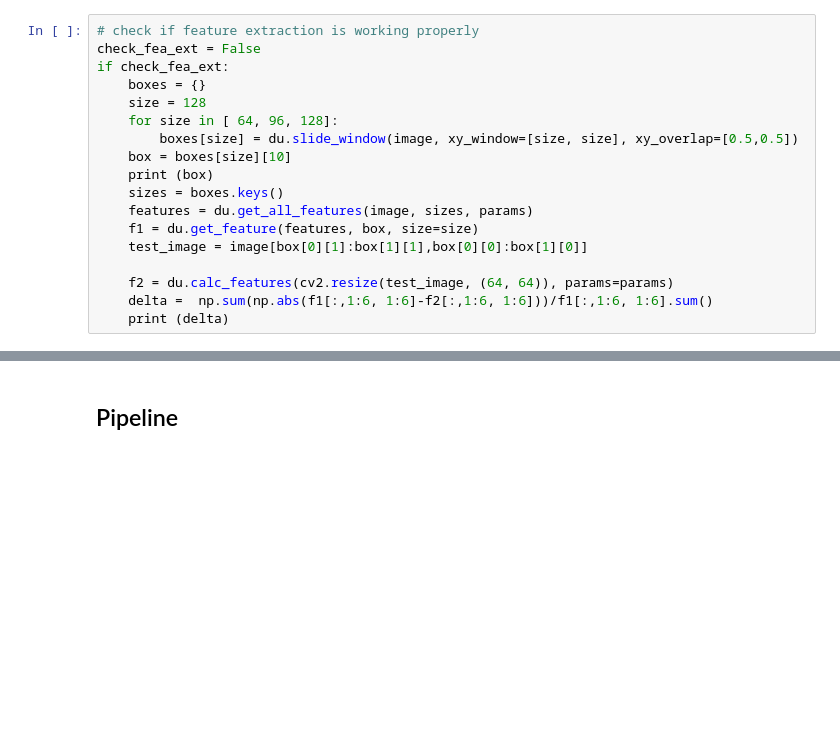
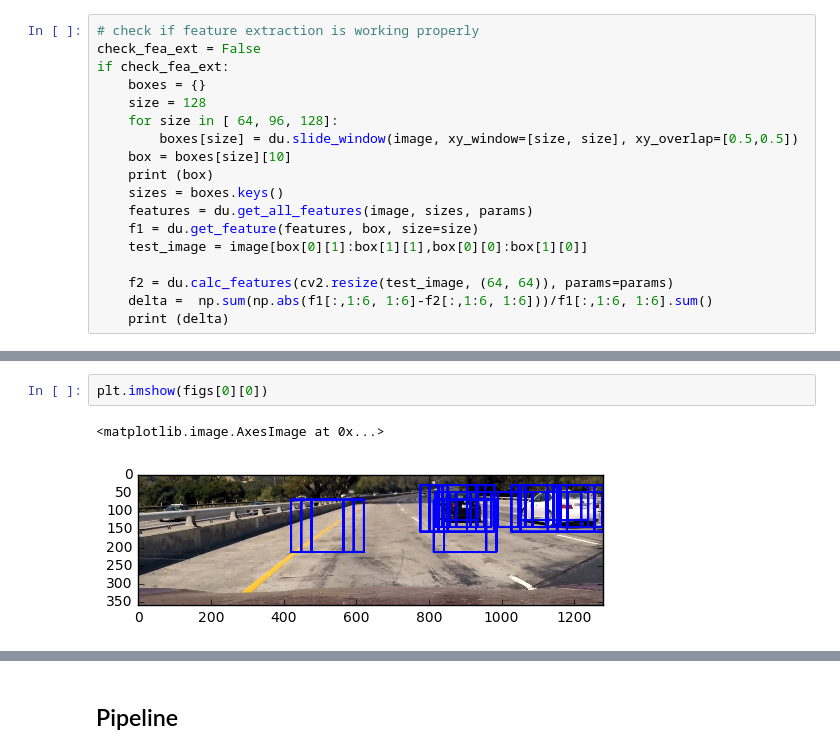
Before and after one commit to pzawadzk/Vehicle-Detection, a Jupyter notebook: Car-Detection.ipynb, the cells around one changed output, grey strips where cells are left out. Saved outputs shown, nothing was run; the diff lists cells and outputs as text; blank space fills up the shorter version.

```diff
--- a/Car-Detection.ipynb
+++ b/Car-Detection.ipynb
@@ -254,0 +316,5 @@ if check_fea_ext:
+# %%
+plt.imshow(figs[0][0])
+# %% [output]
+<matplotlib.image.AxesImage at 0x...>
+[figure, added]
```
Also changed, not shown: parts of 15 cells of this notebook, 14 other files.
